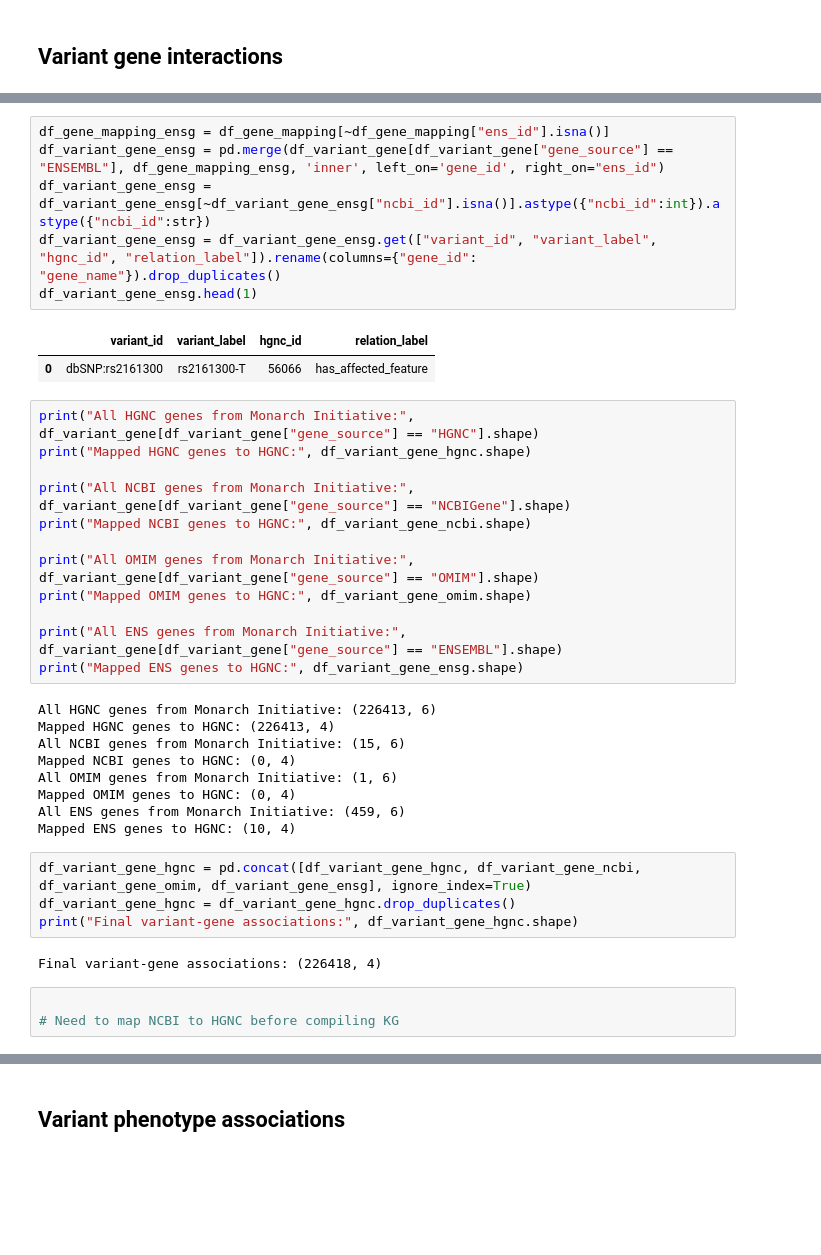
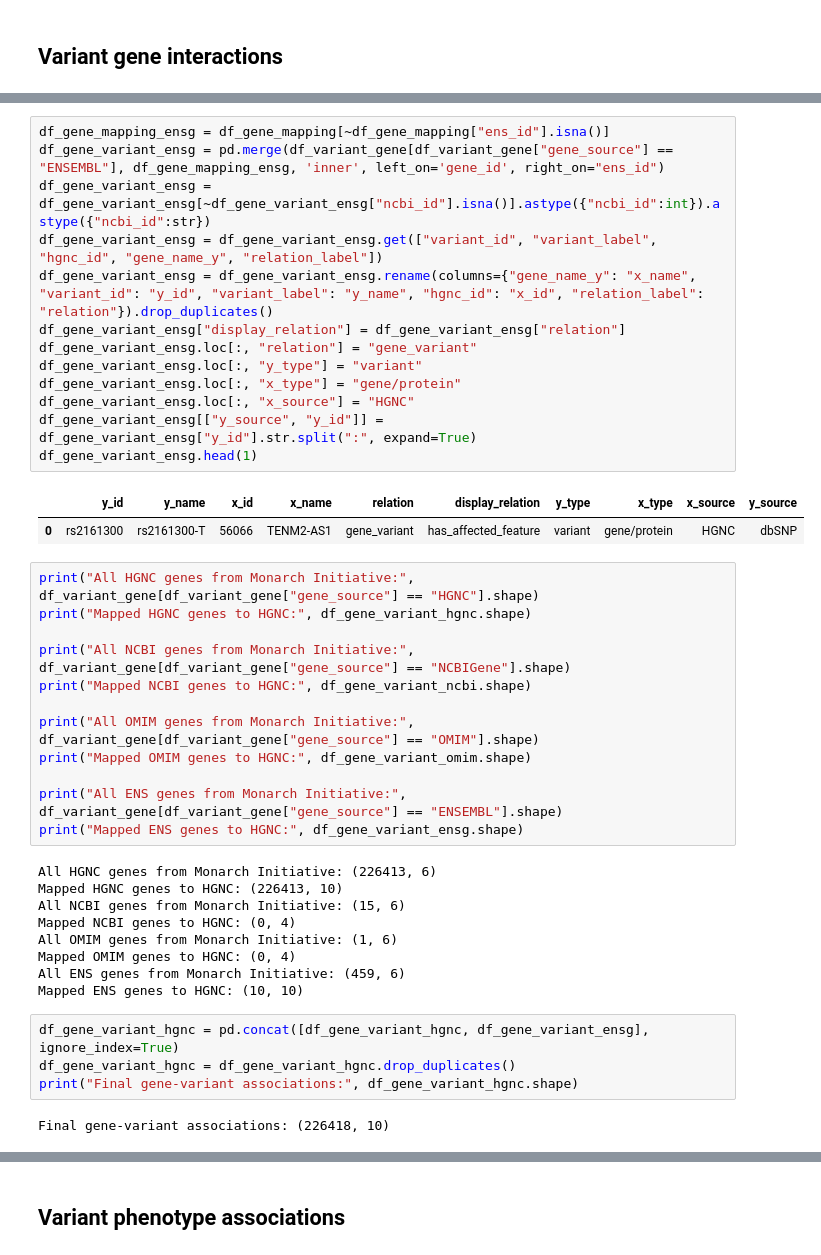
Before and after one commit to michellemli/PrimeKG, a Jupyter notebook: knowledge_graph/build_graph.ipynb, the cells around one changed output, grey strips where cells are left out. Saved outputs shown, nothing was run; the diff lists cells and outputs as text; blank space fills up the shorter version.

```diff
--- a/knowledge_graph/build_graph.ipynb
+++ b/knowledge_graph/build_graph.ipynb
@@ -852,40 +877,44 @@ df_variant_gene_omim.head(1)
 |  | variant_id | variant_label | hgnc_id | relation_label |
 # %%
 df_gene_mapping_ensg = df_gene_mapping[~df_gene_mapping["ens_id"].isna()]
-df_variant_gene_ensg = pd.merge(df_variant_gene[df_variant_gene["gene_source"] == "ENSEMBL"], df_gene_mapping_ensg, 'inner', left_on='gene_id', right_on="ens_id")
-df_variant_gene_ensg = df_variant_gene_ensg[~df_variant_gene_ensg["ncbi_id"].isna()].astype({"ncbi_id":int}).astype({"ncbi_id":str})
-df_variant_gene_ensg = df_variant_gene_ensg.get(["variant_id", "variant_label", "hgnc_id", "relation_label"]).rename(columns={"gene_id": "gene_name"}).drop_duplicates()
-df_variant_gene_ensg.head(1)
+df_gene_variant_ensg = pd.merge(df_variant_gene[df_variant_gene["gene_source"] == "ENSEMBL"], df_gene_mapping_ensg, 'inner', left_on='gene_id', right_on="ens_id")
+df_gene_variant_ensg = df_gene_variant_ensg[~df_gene_variant_ensg["ncbi_id"].isna()].astype({"ncbi_id":int}).astype({"ncbi_id":str})
+df_gene_variant_ensg = df_gene_variant_ensg.get(["variant_id", "variant_label", "hgnc_id", "gene_name_y", "relation_label"])
+df_gene_variant_ensg = df_gene_variant_ensg.rename(columns={"gene_name_y": "x_name", "variant_id": "y_id", "variant_label": "y_name", "hgnc_id": "x_id", "relation_label": "relation"}).drop_duplicates()
+df_gene_variant_ensg["display_relation"] = df_gene_variant_ensg["relation"]
+df_gene_variant_ensg.loc[:, "relation"] = "gene_variant"
+df_gene_variant_ensg.loc[:, "y_type"] = "variant"
+df_gene_variant_ensg.loc[:, "x_type"] = "gene/protein"
+df_gene_variant_ensg.loc[:, "x_source"] = "HGNC"
+df_gene_variant_ensg[["y_source", "y_id"]] = df_gene_variant_ensg["y_id"].str.split(":", expand=True)
+df_gene_variant_ensg.head(1)
 # %% [output]
-|  | variant_id | variant_label | hgnc_id | relation_label |
-| 0 | dbSNP:rs2161300 | rs2161300-T | 56066 | has_affected_feature |
+|  | y_id | y_name | x_id | x_name | relation | display_relation | y_type | x_type | x_source | y_source |
+| 0 | rs2161300 | rs2161300-T | 56066 | TENM2-AS1 | gene_variant | has_affected_feature | variant | gene/protein | HGNC | dbSNP |
 # %%
 print("All HGNC genes from Monarch Initiative:", df_variant_gene[df_variant_gene["gene_source"] == "HGNC"].shape)
-print("Mapped HGNC genes to HGNC:", df_variant_gene_hgnc.shape)
+print("Mapped HGNC genes to HGNC:", df_gene_variant_hgnc.shape)
 
 print("All NCBI genes from Monarch Initiative:", df_variant_gene[df_variant_gene["gene_source"] == "NCBIGene"].shape)
-print("Mapped NCBI genes to HGNC:", df_variant_gene_ncbi.shape)
+print("Mapped NCBI genes to HGNC:", df_gene_variant_ncbi.shape)
 
 print("All OMIM genes from Monarch Initiative:", df_variant_gene[df_variant_gene["gene_source"] == "OMIM"].shape)
-print("Mapped OMIM genes to HGNC:", df_variant_gene_omim.shape)
+print("Mapped OMIM genes to HGNC:", df_gene_variant_omim.shape)
 
 print("All ENS genes from Monarch Initiative:", df_variant_gene[df_variant_gene["gene_source"] == "ENSEMBL"].shape)
-print("Mapped ENS genes to HGNC:", df_variant_gene_ensg.shape)
+print("Mapped ENS genes to HGNC:", df_gene_variant_ensg.shape)
 # %% [output]
 All HGNC genes from Monarch Initiative: (226413, 6)
-Mapped HGNC genes to HGNC: (226413, 4)
+Mapped HGNC genes to HGNC: (226413, 10)
 All NCBI genes from Monarch Initiative: (15, 6)
 Mapped NCBI genes to HGNC: (0, 4)
 All OMIM genes from Monarch Initiative: (1, 6)
 Mapped OMIM genes to HGNC: (0, 4)
 All ENS genes from Monarch Initiative: (459, 6)
-Mapped ENS genes to HGNC: (10, 4)
+Mapped ENS genes to HGNC: (10, 10)
 # %%
-df_variant_gene_hgnc = pd.concat([df_variant_gene_hgnc, df_variant_gene_ncbi, df_variant_gene_omim, df_variant_gene_ensg], ignore_index=True)
-df_variant_gene_hgnc = df_variant_gene_hgnc.drop_duplicates()
-print("Final variant-gene associations:", df_variant_gene_hgnc.shape)
+df_gene_variant_hgnc = pd.concat([df_gene_variant_hgnc, df_gene_variant_ensg], ignore_index=True)
+df_gene_variant_hgnc = df_gene_variant_hgnc.drop_duplicates()
+print("Final gene-variant associations:", df_gene_variant_hgnc.shape)
 # %% [output]
-Final variant-gene associations: (226418, 4)
+Final gene-variant associations: (226418, 10)
-# %%
-
-# Need to map NCBI to HGNC before compiling KG
```
Also changed, not shown: parts of 38 cells of this notebook.
